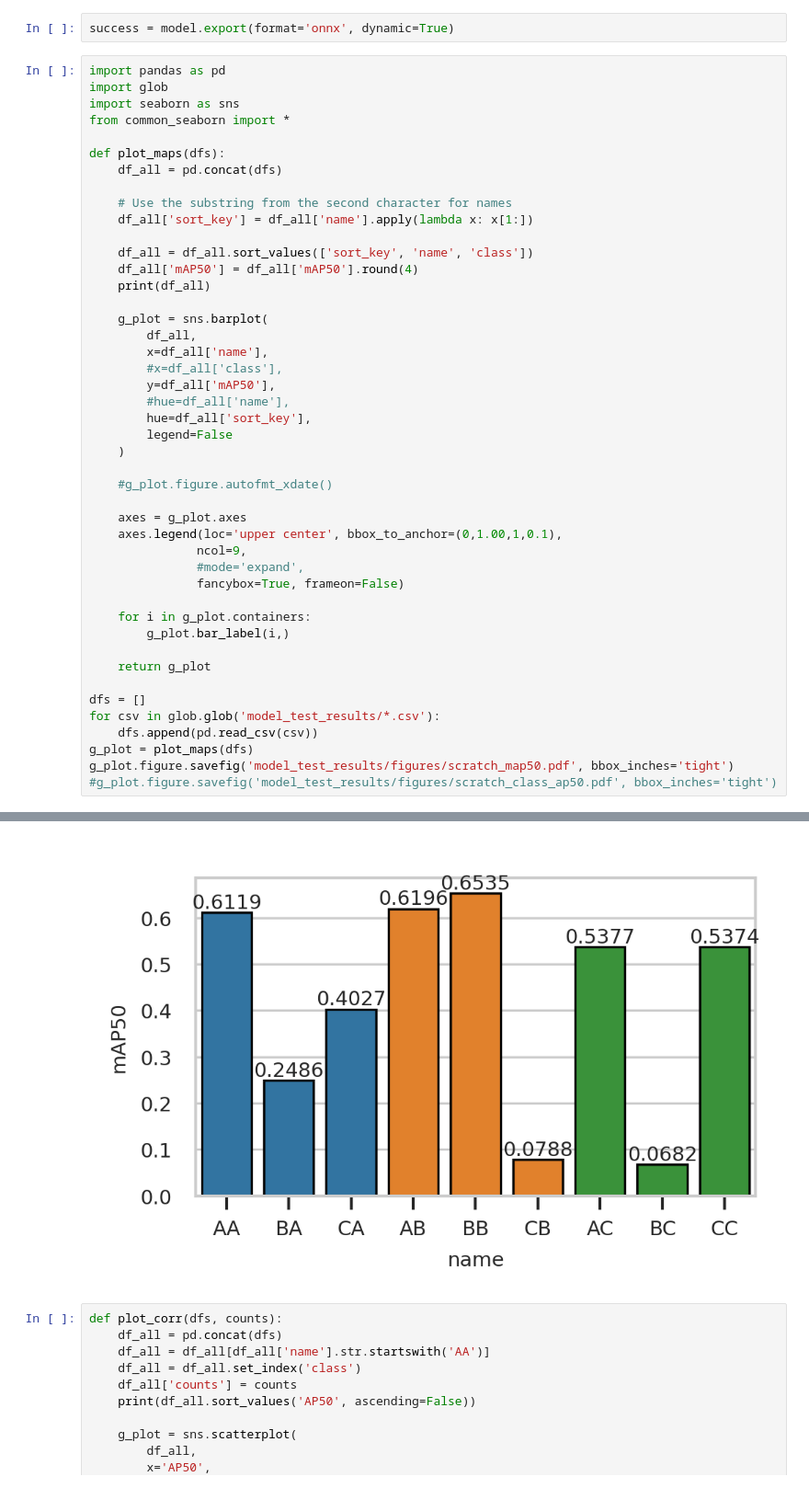
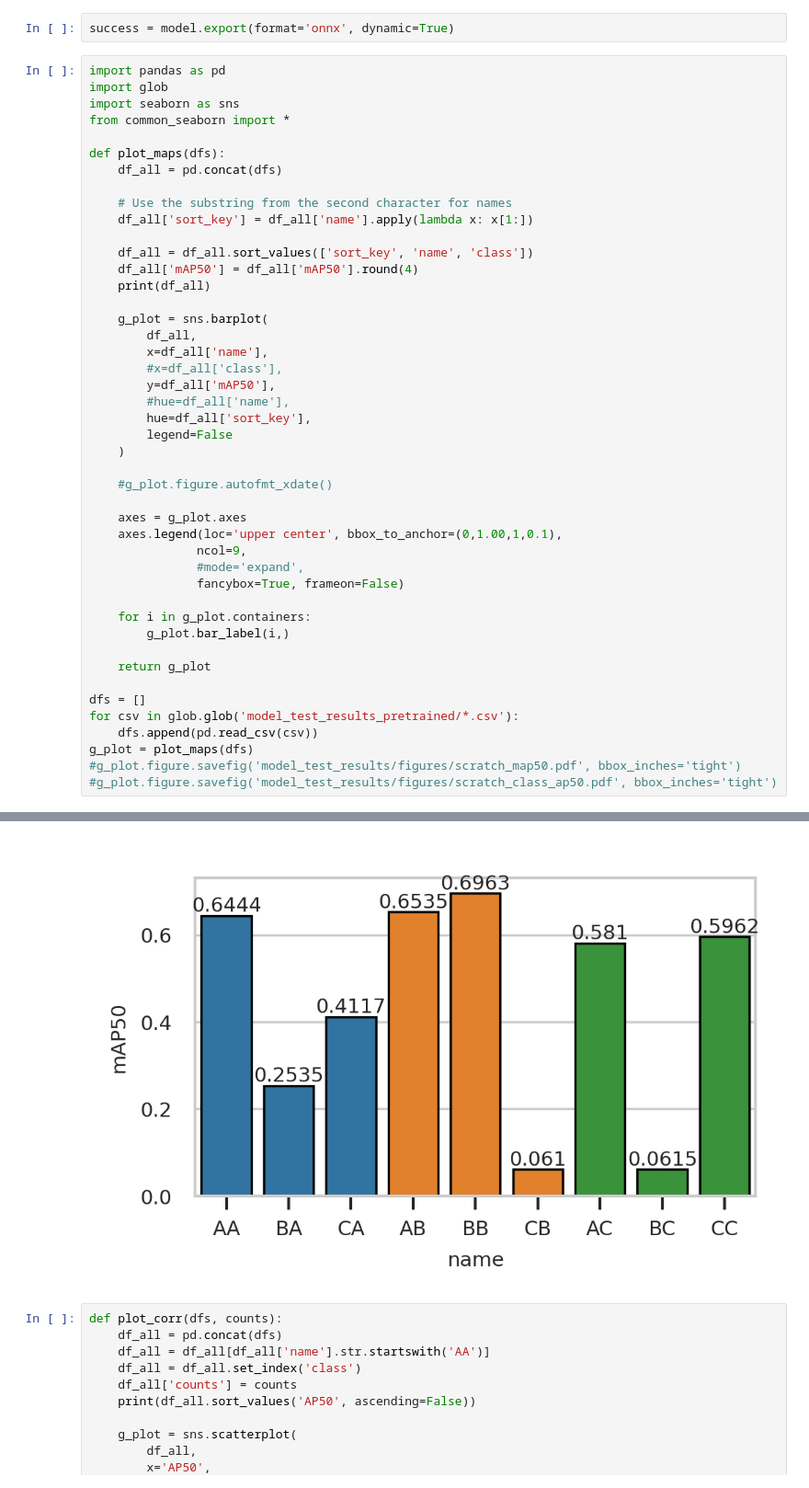
Before and after one commit to Salmon-Computer-Vision/salmon-computer-vision, a Jupyter notebook: training/video-salmon-cv.ipynb, the cells around one changed output, grey strips where cells are left out. Shown at 92% size. Cells and saved outputs as stored; diff of their text form.

```diff
--- a/training/video-salmon-cv.ipynb
+++ b/training/video-salmon-cv.ipynb
@@ -251,10 +251,10 @@ def plot_maps(dfs):
     return g_plot
 
 dfs = []
-for csv in glob.glob('model_test_results/*.csv'):
+for csv in glob.glob('model_test_results_pretrained/*.csv'):
     dfs.append(pd.read_csv(csv))
 g_plot = plot_maps(dfs)
-g_plot.figure.savefig('model_test_results/figures/scratch_map50.pdf', bbox_inches='tight')
+#g_plot.figure.savefig('model_test_results/figures/scratch_map50.pdf', bbox_inches='tight')
 #g_plot.figure.savefig('model_test_results/figures/scratch_class_ap50.pdf', bbox_inches='tight')
 # %% [output]
 No artists with labels found to put in legend.  Note that artists whose label start with an underscore are ignored when legend() is called with no argument.
@@ -273,6 +273,6 @@ No artists with labels found to put in legend.  Note that artists whose label st
 
 [120 rows x 7 columns]
-[figure, old version]
+[figure, new version]
 # %%
 def plot_corr(dfs, counts):
     df_all = pd.concat(dfs)
```
Also changed, not shown: parts of 1 cell of this notebook, 5 other files.
